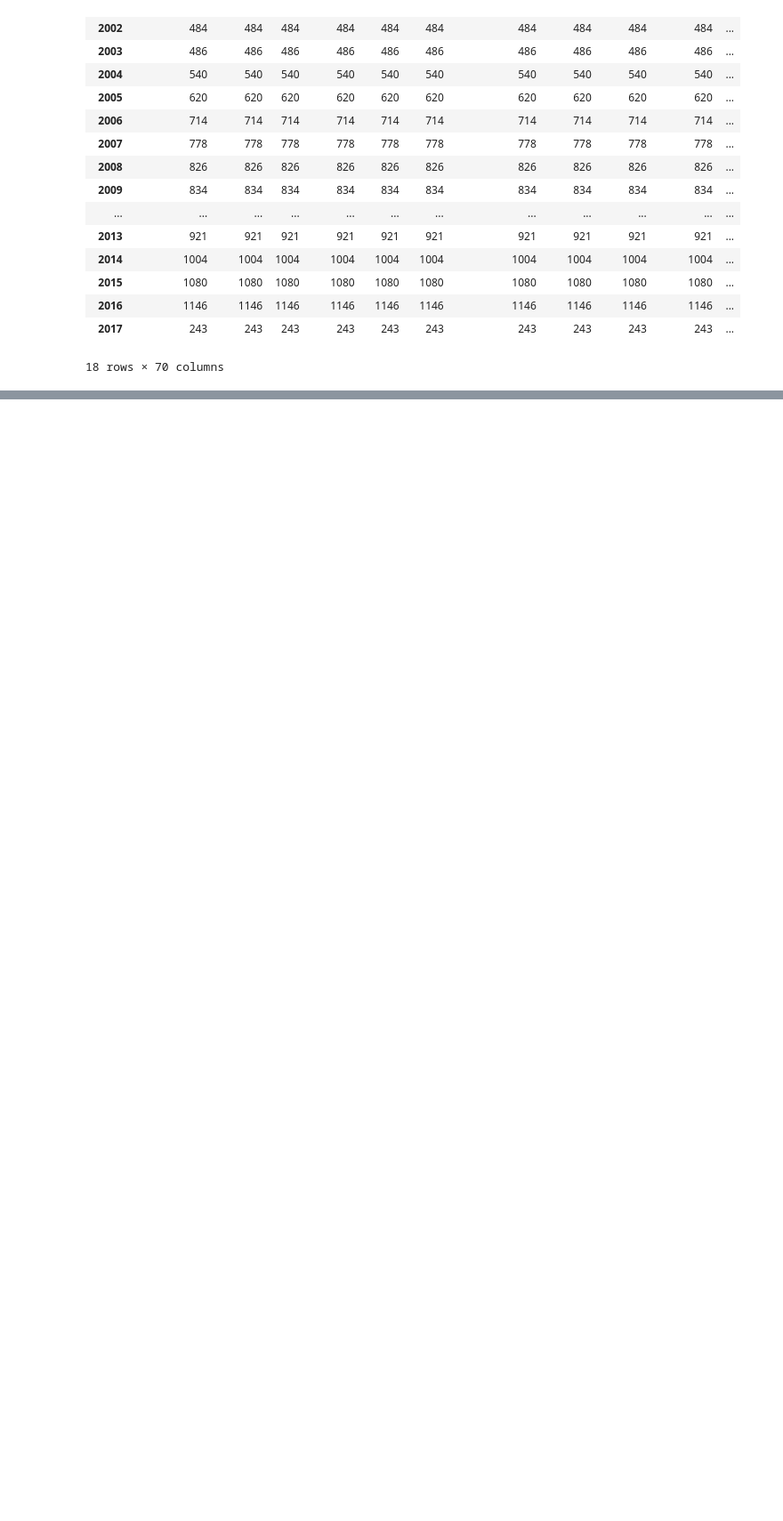
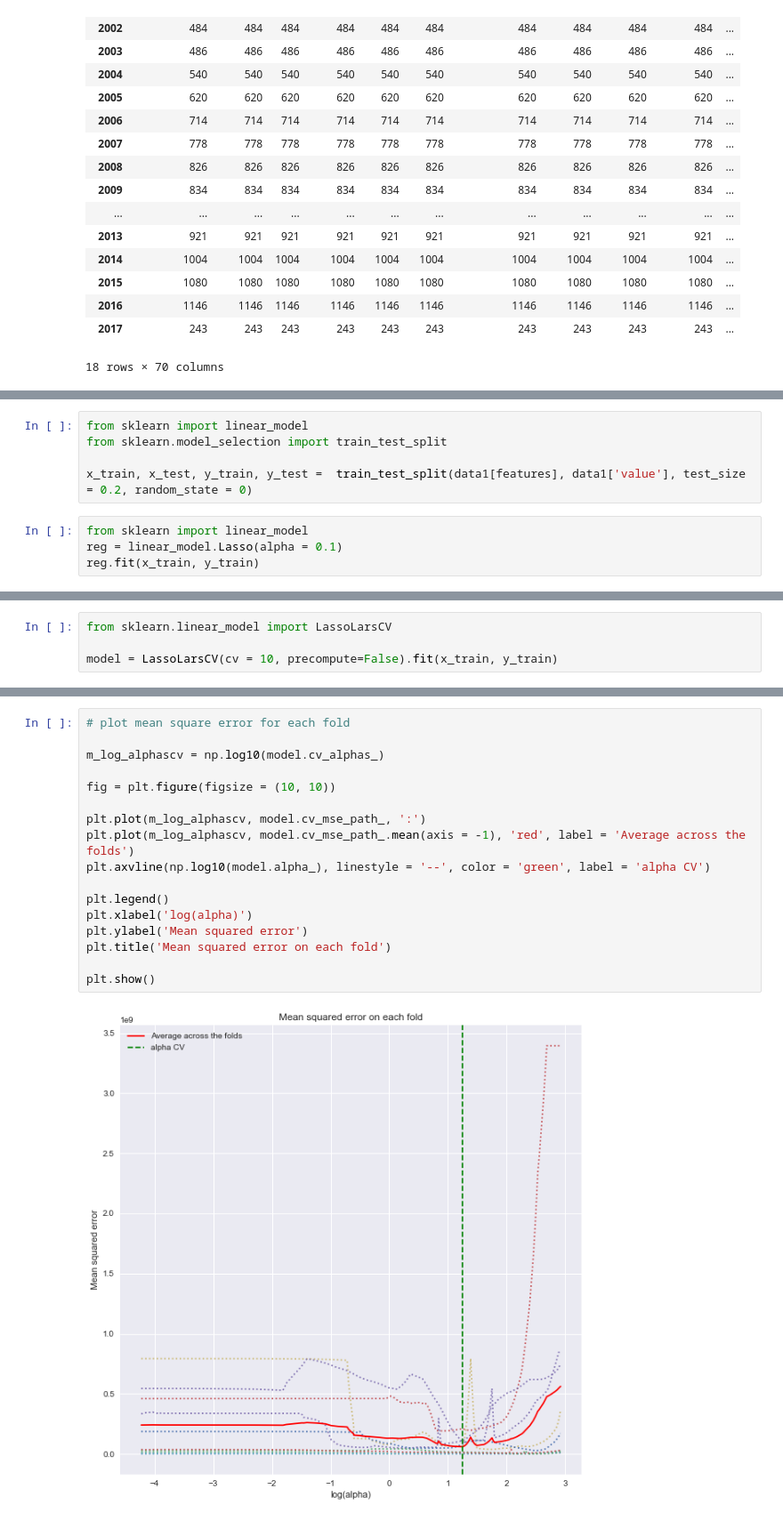
Before and after one commit to yueying-teng/RF, a Jupyter notebook: LN_Data.ipynb, the cells around one changed output, grey strips where cells are left out. Shown at 89% size. Saved outputs shown, nothing was run; the diff lists cells and outputs as text; blank space fills up the shorter version.

```diff
--- a/LN_Data.ipynb
+++ b/LN_Data.ipynb
@@ -103,0 +254,9 @@ print (data2.shape)
+# %%
+from sklearn import linear_model
+from sklearn.model_selection import train_test_split
+
+x_train, x_test, y_train, y_test =  train_test_split(data1[features], data1['value'], test_size = 0.2, random_state = 0)
+# %%
+from sklearn import linear_model
+reg = linear_model.Lasso(alpha = 0.1)
+reg.fit(x_train, y_train)
@@ -103,0 +298,4 @@ print (data2.shape)
+# %%
+from sklearn.linear_model import LassoLarsCV
+
+model = LassoLarsCV(cv = 10, precompute=False).fit(x_train, y_train)
@@ -103,0 +320,19 @@ print (data2.shape)
+# %%
+# plot mean square error for each fold
+
+m_log_alphascv = np.log10(model.cv_alphas_)
+
+fig = plt.figure(figsize = (10, 10))
+
+plt.plot(m_log_alphascv, model.cv_mse_path_, ':')
+plt.plot(m_log_alphascv, model.cv_mse_path_.mean(axis = -1), 'red', label = 'Average across the folds')
+plt.axvline(np.log10(model.alpha_), linestyle = '--', color = 'green', label = 'alpha CV')
+
+plt.legend()
+plt.xlabel('log(alpha)')
+plt.ylabel('Mean squared error')
+plt.title('Mean squared error on each fold')
+
+plt.show()
+# %% [output]
+[figure, added]
```
Also changed, not shown: parts of 38 cells of this notebook.
